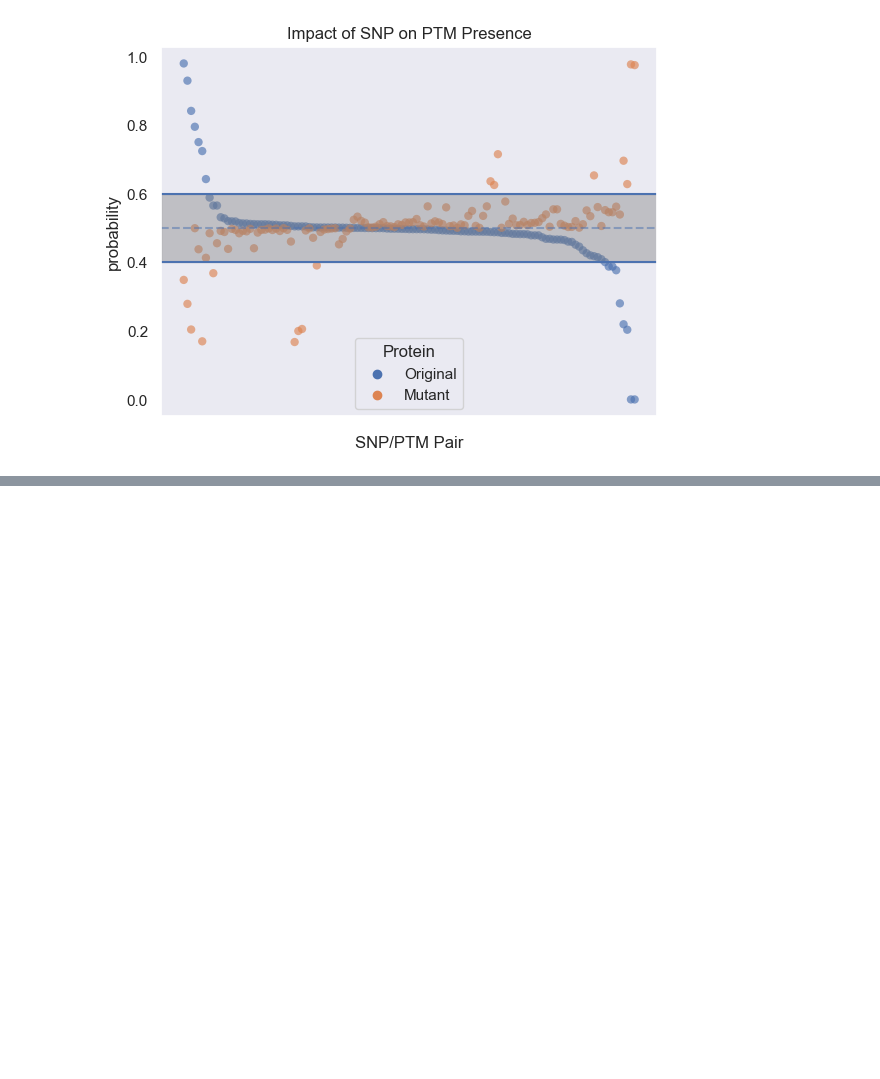
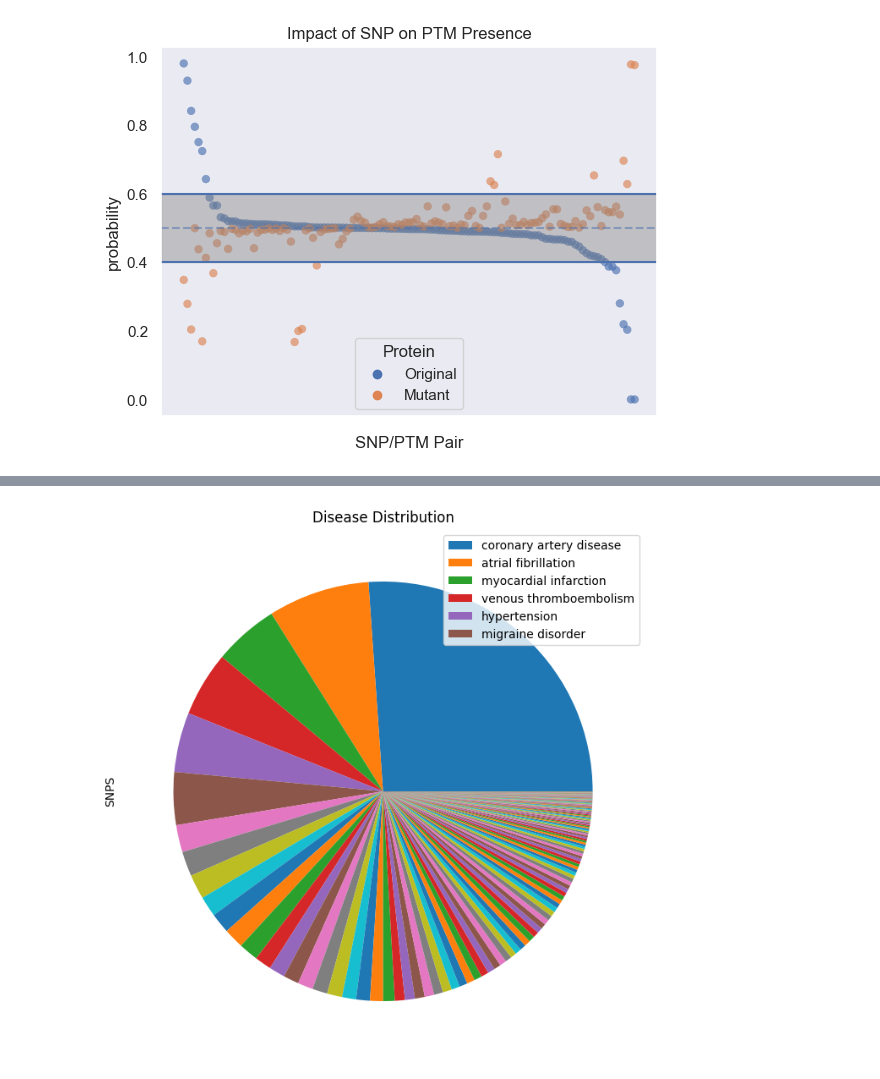
Before and after one commit to rainearcher/mind-snp-nb, a Jupyter notebook: mind-snp.ipynb, the cells around one changed output, grey strips where cells are left out. Cells and saved outputs as stored; diff of their text form; code cells hidden in the pictures; blank space fills up the shorter version.

Commit message:
Added disease distribution pie chart

```diff
--- a/mind-snp.ipynb
+++ b/mind-snp.ipynb
@@ -126,0 +129,4 @@ plot_pairs(res_df)
+# %%
+CATALOG_PATH = 'Impacted SNPs catalog.xlsx'
+gwas_data = load_gwas_catalog(CATALOG_PATH)
+gwas_data
@@ -126,0 +147,4 @@ plot_pairs(res_df)
+# %%
+plot_disease_pie_chart(gwas_data)
+# %% [output]
+[figure, added]
```
Also changed, not shown: parts of 5 cells of this notebook, 1 other file.
